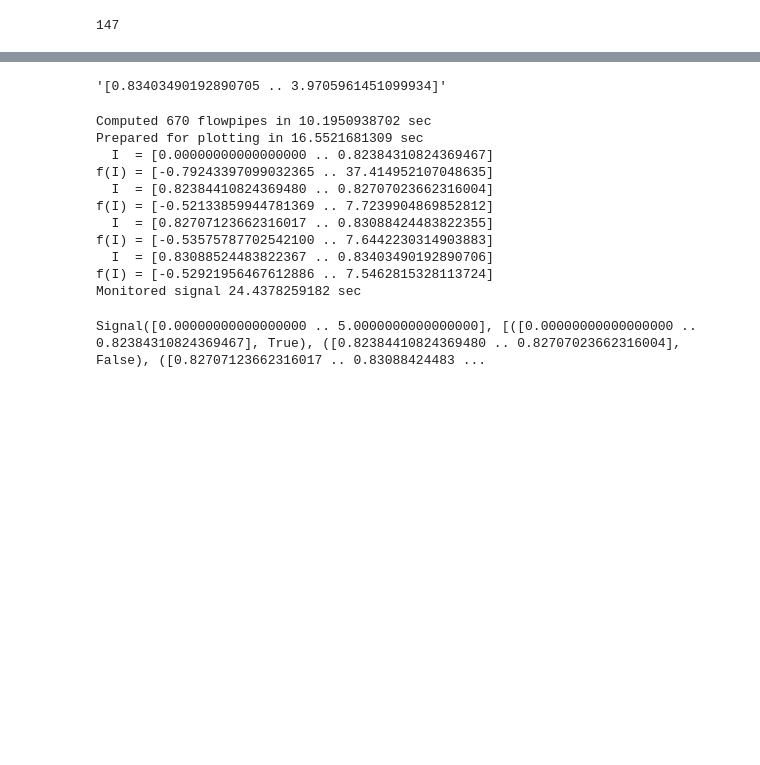
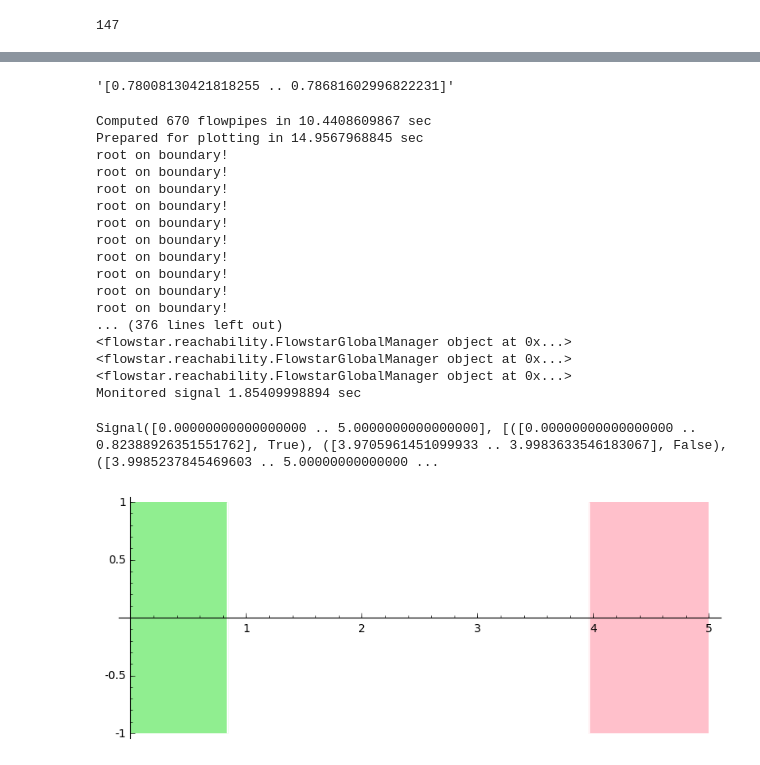
Before and after one commit to twright/Logic-of-Behaviour-in-Uncertain-Contexts, a Jupyter notebook: Sensitivity analysis.ipynb, the cells around one changed output, grey strips where cells are left out. Drawn from its saved outputs; the diff is of its cells as text; code cells hidden in the pictures; blank space fills up the shorter version.

```diff
--- a/Sensitivity analysis.ipynb
+++ b/Sensitivity analysis.ipynb
@@ -383,9 +477,9 @@ reach.roots(P.p, P.dpdt(odes))
 # %%
-Out[109][0].str(style='brackets')
+rs[0].str(style='brackets')
 # %% [output]
-'[0.83403490192890705 .. 3.9705961451099934]'
+'[0.78008130421818255 .. 0.78681602996822231]'
 # %%
-P.signal_for_system(
+sig = P.signal_for_system(
     vf,
     v2,
     5,
@@ -397,18 +491,31 @@ P.signal_for_system(
     cutoff_threshold=1e-6
 )
 # %% [output]
-Computed 670 flowpipes in 10.1950938702 sec
-Prepared for plotting in 16.5521681309 sec
-  I  = [0.00000000000000000 .. 0.82384310824369467]
-f(I) = [-0.79243397099032365 .. 37.414952107048635]
-  I  = [0.82384410824369480 .. 0.82707023662316004]
-f(I) = [-0.52133859944781369 .. 7.7239904869852812]
-  I  = [0.82707123662316017 .. 0.83088424483822355]
-f(I) = [-0.53575787702542100 .. 7.6442230314903883]
-  I  = [0.83088524483822367 .. 0.83403490192890706]
-f(I) = [-0.52921956467612886 .. 7.5462815328113724]
-Monitored signal 24.4378259182 sec
+Computed 670 flowpipes in 10.4408609867 sec
+Prepared for plotting in 14.9567968845 sec
+root on boundary!
+root on boundary!
+root on boundary!
+root on boundary!
+root on boundary!
+root on boundary!
+root on boundary!
+root on boundary!
+root on boundary!
+root on boundary!
+... (376 lines left out)
+<flowstar.reachability.FlowstarGlobalManager object at 0x...>
+<flowstar.reachability.FlowstarGlobalManager object at 0x...>
+<flowstar.reachability.FlowstarGlobalManager object at 0x...>
+Monitored signal 1.85409998894 sec
-Signal([0.00000000000000000 .. 5.0000000000000000], [([0.00000000000000000 .. 0.82384310824369467], True), ([0.82384410824369480 .. 0.82707023662316004], False), ([0.82707123662316017 .. 0.83088424483 ...
+# %%
+sig
+# %% [output]
+Signal([0.00000000000000000 .. 5.0000000000000000], [([0.00000000000000000 .. 0.82388926351551762], True), ([3.9705961451099933 .. 3.9983633546183067], False), ([3.9985237845469603 .. 5.00000000000000 ...
+# %%
+sig.plot()
+# %% [output]
+[figure, added]
 # %%
 K1 = RIF(0.83088524483822367, 0.83403490192890706)
 reach(K1)
```
Also changed, not shown: parts of 20 cells of this notebook, 32 other files.
